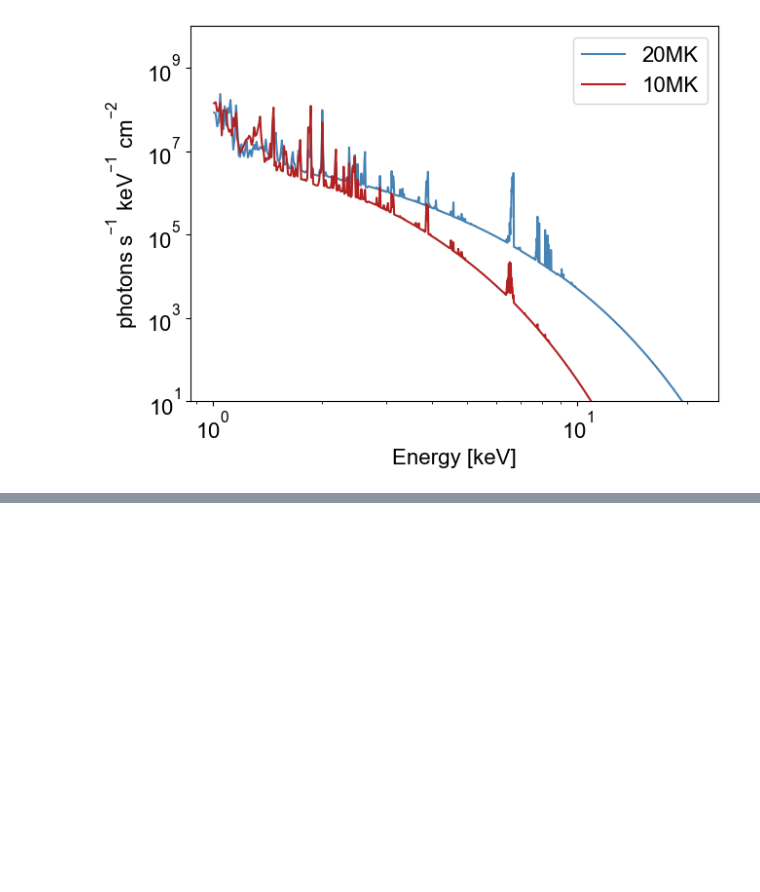
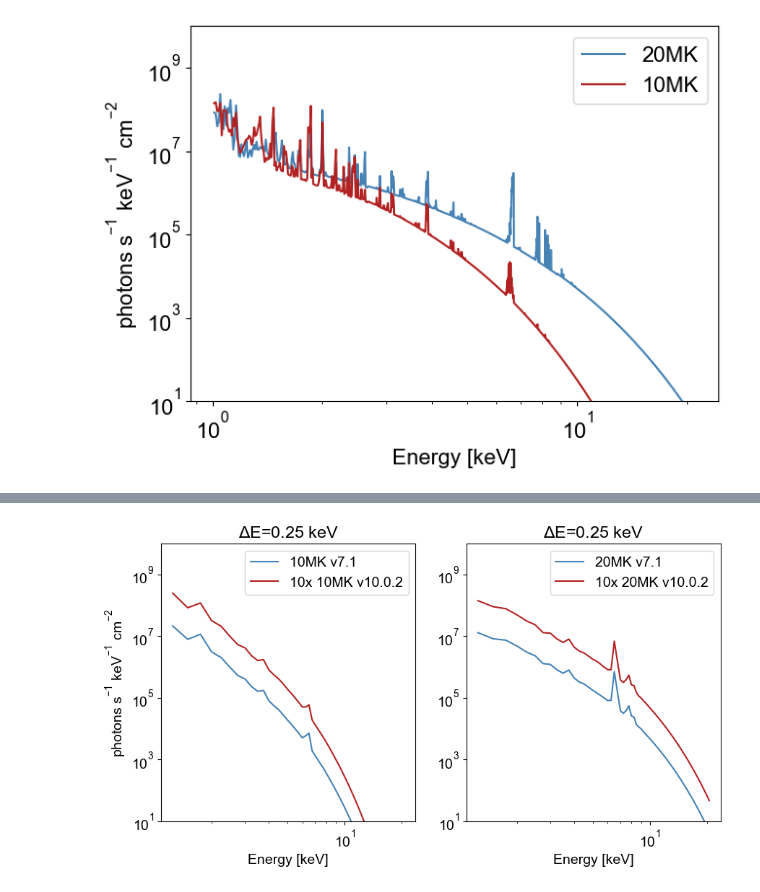
Before and after one commit to ianan/fvth_stuff, a Jupyter notebook: python/test_thermal_sav.ipynb, the cells around one changed output, grey strips where cells are left out. Cells and saved outputs as stored; diff of their text form; code cells hidden in the pictures; blank space fills up the shorter version.

```diff
--- a/python/test_thermal_sav.ipynb
+++ b/python/test_thermal_sav.ipynb
@@ -68,0 +82,36 @@ plt.show()
+# %%
+# Redo but with bigger energy bins
+engs25=np.arange(1.25,21,0.25)
+# %%
+# Do for the v10.0.2 version
+thermal.CONTINUUM_GRID=thermal.setup_continuum_parameters('../idl/chianti_cont_1_250_unity_v1002_t41.sav')
+thermal.LINE_GRID=thermal.setup_line_parameters('../idl/chianti_lines_1_12_unity_v1002_t41.sav')
+f10_v10_25=thermal.thermal_emission(engs25 << u.keV,10*1e6<<u.K,1e49<< u.cm**(-3))
+f20_v10_25=thermal.thermal_emission(engs25 << u.keV,20*1e6<<u.K,1e49<< u.cm**(-3))
+
+# Do for the v7.1 default version (though need to reset the )
+chdir='/usr/local/ssw/packages/xray/dbase/chianti/'
+thermal.CONTINUUM_GRID=thermal.setup_continuum_parameters(chdir+'chianti_cont_1_250_v71.sav')
+thermal.LINE_GRID=thermal.setup_line_parameters(chdir+'chianti_lines_1_10_v71.sav')
+f10_25=thermal.thermal_emission(engs25 << u.keV,10*1e6<<u.K,1e49<< u.cm**(-3))
+f20_25=thermal.thermal_emission(engs25 << u.keV,20*1e6<<u.K,1e49<< u.cm**(-3))
+# %%
+matplotlib.rcParams['font.size']=14
+fig, axs= plt.subplots(1,2,figsize=(10,5))
+axs[0].plot(engs25[:-1],f10_25.value,label='10MK v7.1',color='steelblue')
+axs[0].plot(engs25[:-1],f10_v10_25.value*10,label='10x 10MK v10.0.2',color='firebrick')
+
+axs[1].plot(engs25[:-1],f20_25.value,label='20MK v7.1',color='steelblue')
+axs[1].plot(engs25[:-1],f20_v10_25.value*10,label='10x 20MK v10.0.2',color='firebrick')
+axs[0].set_ylabel('$photons\;s^{-1}\;keV^{-1}\;cm^{-2}$')
+
+for ax in axs:
+    ax.set_title('$\Delta$E=0.25 keV')
+    ax.set_yscale('log')
+    ax.set_xscale('log')
+    ax.set_ylim([1e1,1e10])
+    ax.set_xlabel('Energy [keV]')
+    ax.legend()
+plt.show()
+# %% [output]
+[figure, added]
```
Also changed, not shown: parts of 8 cells of this notebook, 5 other files.
